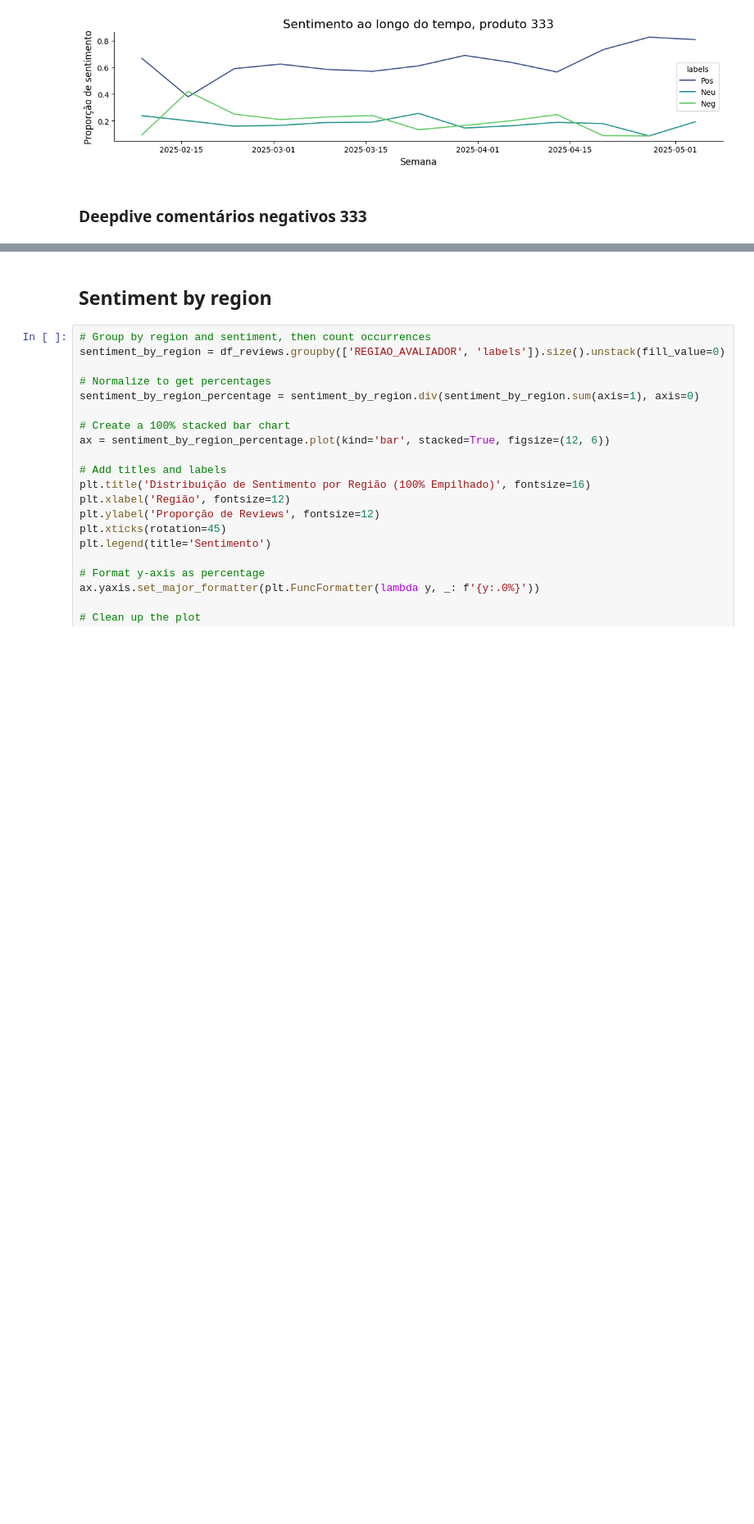
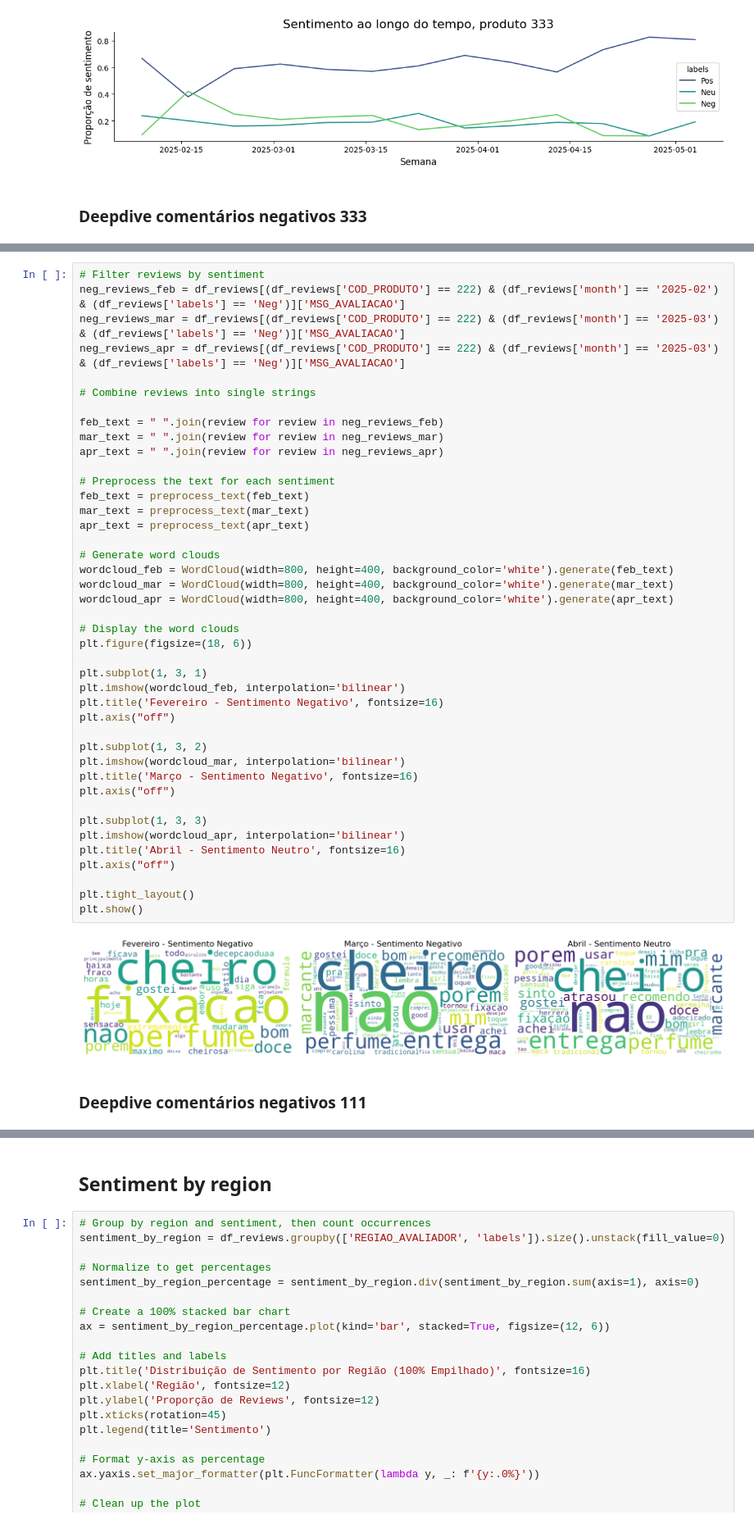
Before and after one commit to caio-olubini/Case---Especialista-de-Dados-Ecomm-, a Jupyter notebook: Parte 2 - Análise de Sentimento/Sentiment_Analysis_Products_Reviews_PT_BR.ipynb, the cells around one changed output, grey strips where cells are left out. Shown at 82% size. Saved outputs shown, nothing was run; the diff lists cells and outputs as text; blank space fills up the shorter version.

```diff
--- a/Parte 2 - Análise de Sentimento/Sentiment_Analysis_Products_Reviews_PT_BR.ipynb
+++ b/Parte 2 - Análise de Sentimento/Sentiment_Analysis_Products_Reviews_PT_BR.ipynb
@@ -869,0 +974,46 @@ dtype: object
+# %%
+# Filter reviews by sentiment
+neg_reviews_feb = df_reviews[(df_reviews['COD_PRODUTO'] == 222) & (df_reviews['month'] == '2025-02') & (df_reviews['labels'] == 'Neg')]['MSG_AVALIACAO']
+neg_reviews_mar = df_reviews[(df_reviews['COD_PRODUTO'] == 222) & (df_reviews['month'] == '2025-03') & (df_reviews['labels'] == 'Neg')]['MSG_AVALIACAO']
+neg_reviews_apr = df_reviews[(df_reviews['COD_PRODUTO'] == 222) & (df_reviews['month'] == '2025-03') & (df_reviews['labels'] == 'Neg')]['MSG_AVALIACAO']
+
+# Combine reviews into single strings
+
+feb_text = " ".join(review for review in neg_reviews_feb)
+mar_text = " ".join(review for review in neg_reviews_mar)
+apr_text = " ".join(review for review in neg_reviews_apr)
+
+# Preprocess the text for each sentiment
+feb_text = preprocess_text(feb_text)
+mar_text = preprocess_text(mar_text)
+apr_text = preprocess_text(apr_text)
+
+# Generate word clouds
+wordcloud_feb = WordCloud(width=800, height=400, background_color='white').generate(feb_text)
+wordcloud_mar = WordCloud(width=800, height=400, background_color='white').generate(mar_text)
+wordcloud_apr = WordCloud(width=800, height=400, background_color='white').generate(apr_text)
+
+# Display the word clouds
+plt.figure(figsize=(18, 6))
+
+plt.subplot(1, 3, 1)
+plt.imshow(wordcloud_feb, interpolation='bilinear')
+plt.title('Fevereiro - Sentimento Negativo', fontsize=16)
+plt.axis("off")
+
+plt.subplot(1, 3, 2)
+plt.imshow(wordcloud_mar, interpolation='bilinear')
+plt.title('Março - Sentimento Negativo', fontsize=16)
+plt.axis("off")
+
+plt.subplot(1, 3, 3)
+plt.imshow(wordcloud_apr, interpolation='bilinear')
+plt.title('Abril - Sentimento Neutro', fontsize=16)
+plt.axis("off")
+
+plt.tight_layout()
+plt.show()
+# %% [output]
+[figure, added]
+# %% [markdown]
+### Deepdive comentários negativos 111
```
Also changed, not shown: parts of 17 cells of this notebook.
